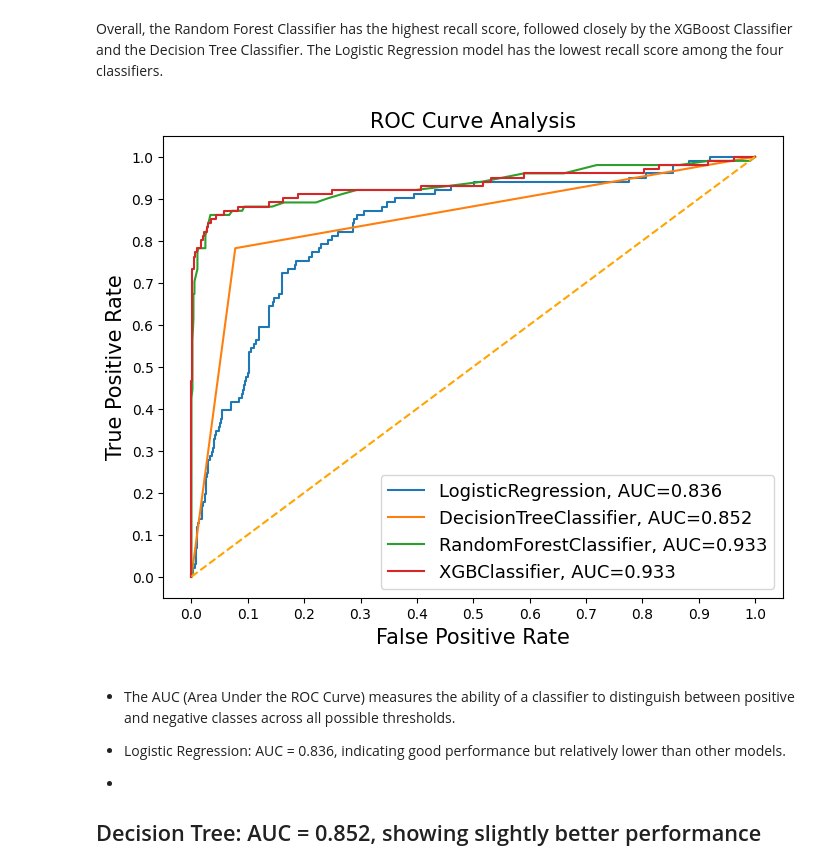
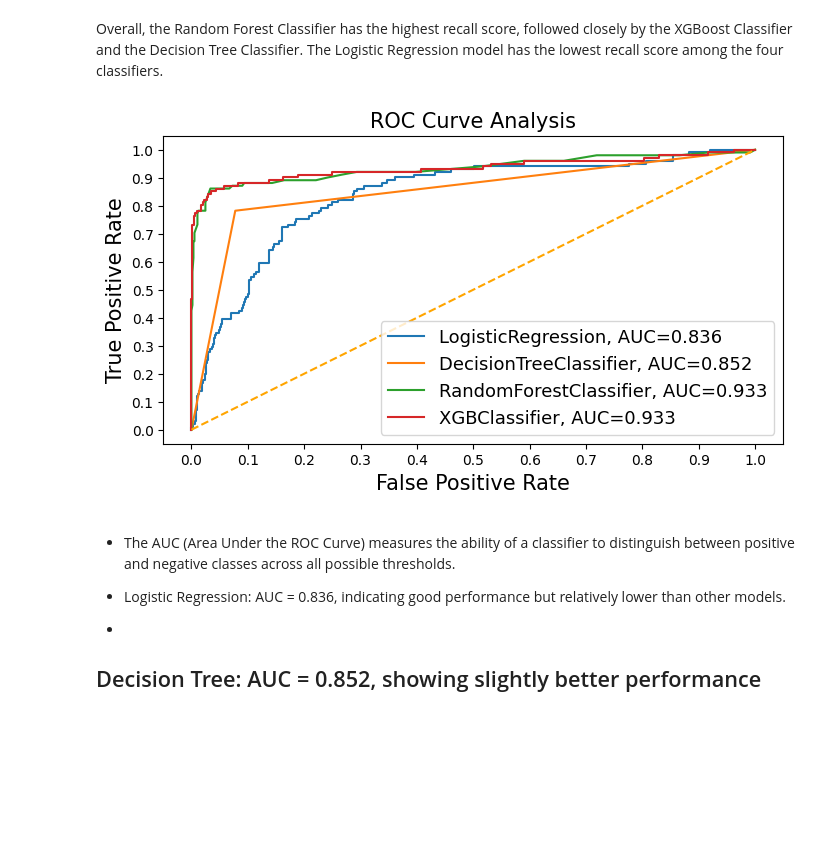
Before and after one commit to neyyah/dsc-phase-3-project, a Jupyter notebook: Student.ipynb, the cells around one changed output. Drawn from its saved outputs; the diff is of its cells as text; code cells hidden in the pictures; blank space fills up the shorter version.

```diff
--- a/Student.ipynb
+++ b/Student.ipynb
@@ -778,35 +862,35 @@ for cls in classifiers:
     results.append({'classifiers':cls.__class__.__name__,
                     'fpr':fpr,
                     'tpr':tpr,
                     'auc':auc})
 
 # Concatenate the results into a DataFrame
 result_table = pd.DataFrame(results)
 
 # Set name of the classifiers as index labels
 result_table.set_index('classifiers', inplace=True)
 
-fig = plt.figure(figsize=(8,6))
+fig = plt.figure(figsize=(8,4))
 
 for i in result_table.index:
     plt.plot(result_table.loc[i]['fpr'],
              result_table.loc[i]['tpr'],
              label="{}, AUC={:.3f}".format(i, result_table.loc[i]['auc']))
 
 plt.plot([0,1], [0,1], color='orange', linestyle='--')
 
 plt.xticks(np.arange(0.0, 1.1, step=0.1))
 plt.xlabel("False Positive Rate", fontsize=15)
 
 plt.yticks(np.arange(0.0, 1.1, step=0.1))
 plt.ylabel("True Positive Rate", fontsize=15)
 
 plt.title('ROC Curve Analysis', fontsize=15)
 plt.legend(prop={'size':13}, loc='lower right')
 
 plt.show()
 # %% [output]
-[figure, old version]
+[figure, new version]
 # %% [markdown]
 
 - The AUC (Area Under the ROC Curve) measures the ability of a classifier to distinguish between positive and negative classes across all possible thresholds.
```
Also changed, not shown: parts of 41 cells of this notebook, 1 other file.
